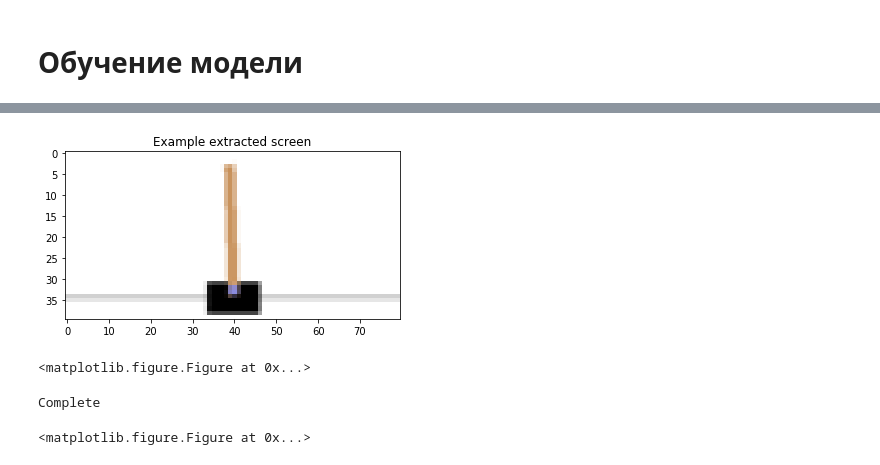
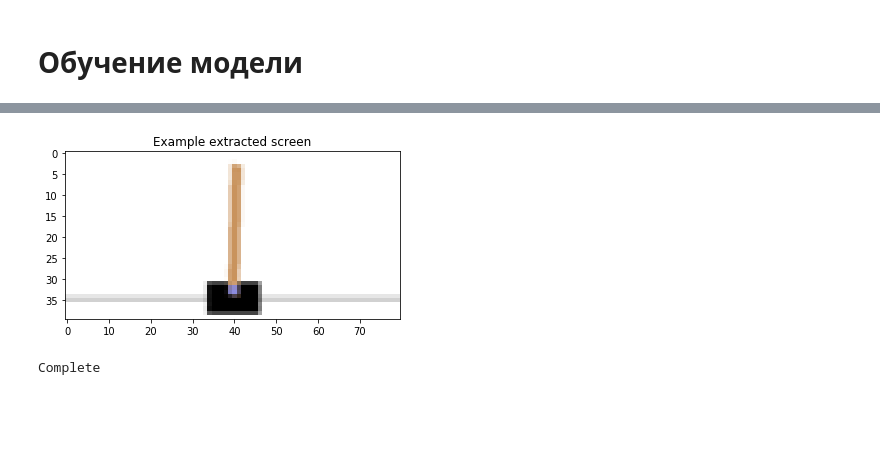
Before and after one commit to nadiinchi/dl_labs, a Jupyter notebook: lab_reinforcement.ipynb, the cells around one changed output, grey strips where cells are left out. Cells and saved outputs as stored; diff of their text form; code cells hidden in the pictures; blank space fills up the shorter version.

```diff
--- a/lab_reinforcement.ipynb
+++ b/lab_reinforcement.ipynb
@@ -456,7 +443,6 @@ import torch.nn.functional as F
 from torch.autograd import Variable
 import torchvision.transforms as T
 
-
 env = gym.make('CartPole-v0').unwrapped
 
 # set up matplotlib
@@ -467,8 +453,9 @@ if is_ipython:
 plt.ion()
 
 # if gpu is to be used
-use_cuda = torch.cuda.is_available()
+use_cuda = False  # torch.cuda.is_available()
 FloatTensor = torch.cuda.FloatTensor if use_cuda else torch.FloatTensor
 LongTensor = torch.cuda.LongTensor if use_cuda else torch.LongTensor
 ByteTensor = torch.cuda.ByteTensor if use_cuda else torch.ByteTensor
+BoolTensor = torch.cuda.BoolTensor if use_cuda else torch.BoolTensor
 Tensor = FloatTensor
@@ -518,0 +516,10 @@ class DQN(nn.Module):
+# %%
+import gym
+
+env = gym.make('CartPole-v0').unwrapped
+env.reset()
+screen = env.render(mode='rgb_array')
+env.step(env.action_space.sample())
+env.close()
+plt.imshow(screen)
+plt.show()
@@ -519,8 +528,9 @@ class DQN(nn.Module):
 # %%
-resize = T.Compose([T.ToPILImage(),
-                    T.Resize(40, interpolation=Image.CUBIC),
-                    T.ToTensor()])
-
+resize = T.Compose([
+    T.ToPILImage(),
+    T.Resize(40, interpolation=Image.CUBIC),
+    T.ToTensor()
+])
 # This is based on the code from gym.
 screen_width = 600
 
@@ -530,39 +540,40 @@ def get_cart_location():
     scale = screen_width / world_width
     return int(env.state[0] * scale + screen_width / 2.0)  # MIDDLE OF CART
 
 
 def get_screen():
-    screen = env.render(mode='rgb_array').transpose(
-        (2, 0, 1))  # transpose into torch order (CHW)
-    # Strip off the top and bottom of the screen
+    screen = env.render(mode='rgb_array').transpose((2, 0, 1))
     screen = screen[:, 160:320]
     view_width = 320
     cart_location = get_cart_location()
     if cart_location < view_width // 2:
         slice_range = slice(view_width)
     elif cart_location > (screen_width - view_width // 2):
         slice_range = slice(-view_width, None)
     else:
         slice_range = slice(cart_location - view_width // 2,
                             cart_location + view_width // 2)
     # Strip off the edges, so that we have a square image centered on a cart
     screen = screen[:, :, slice_range]
     # Convert to float, rescare, convert to torch tensor
     # (this doesn't require a copy)
     screen = np.ascontiguousarray(screen, dtype=np.float32) / 255
     screen = torch.from_numpy(screen)
     # Resize, and add a batch dimension (BCHW)
     return resize(screen).unsqueeze(0).type(Tensor)
 
 
+
+env = gym.make('CartPole-v0').unwrapped
 env.reset()
+env.step(env.action_space.sample())
 plt.figure()
-plt.imshow(get_screen().cpu().squeeze(0).permute(1, 2, 0).numpy(),
-           interpolation='none')
+plt.imshow(get_screen().cpu().squeeze(0).permute(1, 2, 0).numpy(),interpolation='none')
 plt.title('Example extracted screen')
 plt.show()
+env.close()
 # %% [output]
-[figure, old version]
+[figure, new version]
 # %%
 BATCH_SIZE = 128
 GAMMA = 0.999
@@ -672,7 +680,7 @@ for i_episode in range(num_episodes):
     for t in count():
         # Select and perform an action
         action = select_action(state)
-        _, reward, done, _ = env.step(action[0, 0])
+        _, reward, done, _ = env.step(action[0, 0].item())
         reward = Tensor([reward])
 
         # Observe new state
@@ -700,11 +708,8 @@ for i_episode in range(num_episodes):
         target_net.load_state_dict(policy_net.state_dict())
 
 print('Complete')
-env.render(close=True)
 env.close()
 plt.ioff()
 plt.show()
 # %% [output]
-<matplotlib.figure.Figure at 0x...>
+Complete
-Complete
-<matplotlib.figure.Figure at 0x...>
```
Also changed, not shown: parts of 28 cells of this notebook, 2 other files.
